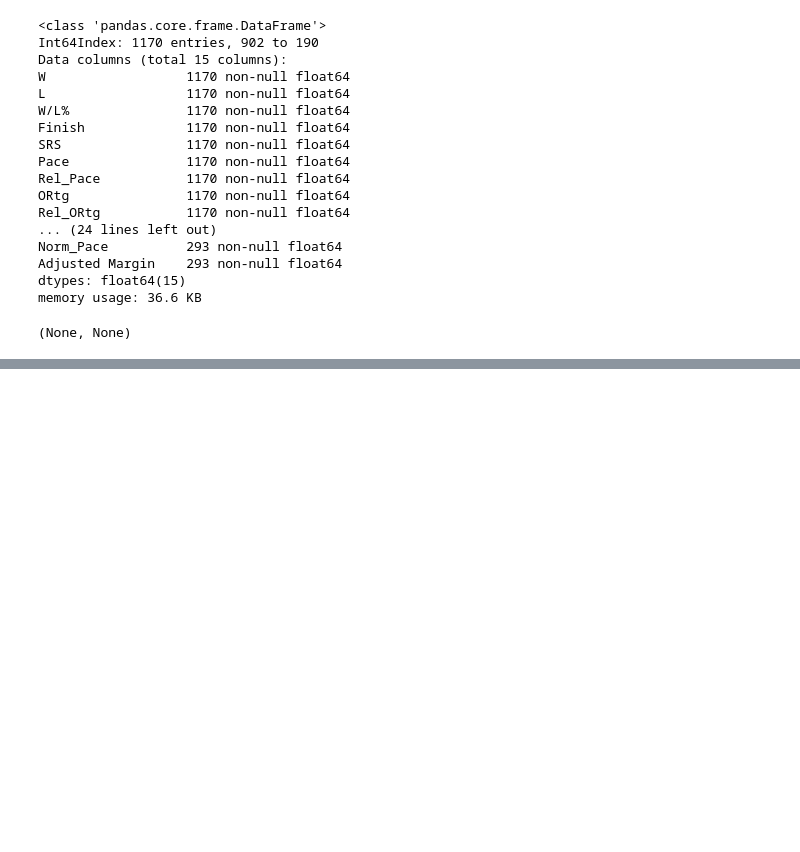
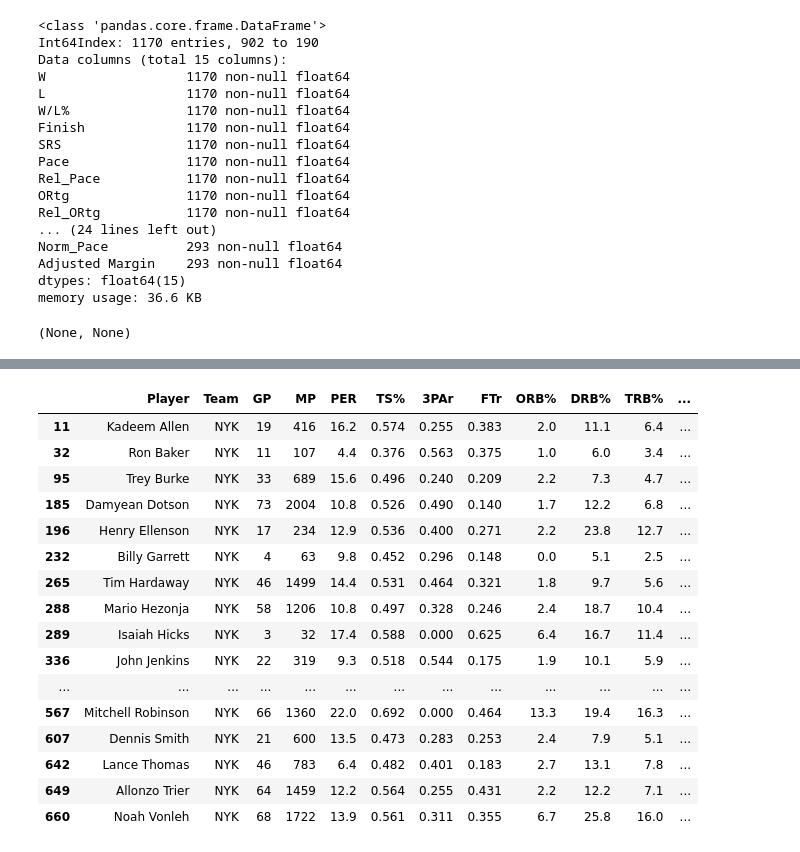
Before and after one commit to kmaune/nba-champion-predictor, a Jupyter notebook: nba analysis.ipynb, the cells around one changed output, grey strips where cells are left out. Drawn from its saved outputs; the diff is of its cells as text; code cells hidden in the pictures; blank space fills up the shorter version.

Commit message:
Initial 2019 projected stats done. Need to fill some more player stats to move forward

```diff
--- a/nba analysis.ipynb
+++ b/nba analysis.ipynb
@@ -673,0 +677,5 @@ print(mean_squared_error(y_test, pred))
+# %%
+BASELINE_WINS = 17.59
+advanced_stats = pd.read_csv('data/player_stats/2018-2019_advanced.csv')
+
+advanced_stats.head()
@@ -673,0 +689,26 @@ print(mean_squared_error(y_test, pred))
+# %%
+hawks_advanced = advanced_stats.loc[advanced_stats['Team'] == 'ATL']
+knicks_advanced = advanced_stats.loc[advanced_stats['Team'] == 'NYK']
+bucks_advanced = advanced_stats.loc[advanced_stats['Team'] == 'MIL']
+lakers_advanced = advanced_stats.loc[advanced_stats['Team'] == 'LAL']
+gsw_advanced = advanced_stats.loc[advanced_stats['Team'] == 'GSW']
+
+knicks_advanced
+# %% [output]
+|  | Player | Team | GP | MP | PER | TS% | 3PAr | FTr | ORB% | DRB% | TRB% | ... |
+| 11 | Kadeem Allen | NYK | 19 | 416 | 16.2 | 0.574 | 0.255 | 0.383 | 2.0 | 11.1 | 6.4 | ... |
+| 32 | Ron Baker | NYK | 11 | 107 | 4.4 | 0.376 | 0.563 | 0.375 | 1.0 | 6.0 | 3.4 | ... |
+| 95 | Trey Burke | NYK | 33 | 689 | 15.6 | 0.496 | 0.240 | 0.209 | 2.2 | 7.3 | 4.7 | ... |
+| 185 | Damyean Dotson | NYK | 73 | 2004 | 10.8 | 0.526 | 0.490 | 0.140 | 1.7 | 12.2 | 6.8 | ... |
+| 196 | Henry Ellenson | NYK | 17 | 234 | 12.9 | 0.536 | 0.400 | 0.271 | 2.2 | 23.8 | 12.7 | ... |
+| 232 | Billy Garrett | NYK | 4 | 63 | 9.8 | 0.452 | 0.296 | 0.148 | 0.0 | 5.1 | 2.5 | ... |
+| 265 | Tim Hardaway | NYK | 46 | 1499 | 14.4 | 0.531 | 0.464 | 0.321 | 1.8 | 9.7 | 5.6 | ... |
+| 288 | Mario Hezonja | NYK | 58 | 1206 | 10.8 | 0.497 | 0.328 | 0.246 | 2.4 | 18.7 | 10.4 | ... |
+| 289 | Isaiah Hicks | NYK | 3 | 32 | 17.4 | 0.588 | 0.000 | 0.625 | 6.4 | 16.7 | 11.4 | ... |
+| 336 | John Jenkins | NYK | 22 | 319 | 9.3 | 0.518 | 0.544 | 0.175 | 1.9 | 10.1 | 5.9 | ... |
+| ... | ... | ... | ... | ... | ... | ... | ... | ... | ... | ... | ... | ... |
+| 567 | Mitchell Robinson | NYK | 66 | 1360 | 22.0 | 0.692 | 0.000 | 0.464 | 13.3 | 19.4 | 16.3 | ... |
+| 607 | Dennis Smith | NYK | 21 | 600 | 13.5 | 0.473 | 0.283 | 0.253 | 2.4 | 7.9 | 5.1 | ... |
+| 642 | Lance Thomas | NYK | 46 | 783 | 6.4 | 0.482 | 0.401 | 0.183 | 2.7 | 13.1 | 7.8 | ... |
+| 649 | Allonzo Trier | NYK | 64 | 1459 | 12.2 | 0.564 | 0.255 | 0.431 | 2.2 | 12.2 | 7.1 | ... |
+| 660 | Noah Vonleh | NYK | 68 | 1722 | 13.9 | 0.561 | 0.311 | 0.355 | 6.7 | 25.8 | 16.0 | ... |
```
Also changed, not shown: parts of 42 cells of this notebook, 43 other files.
